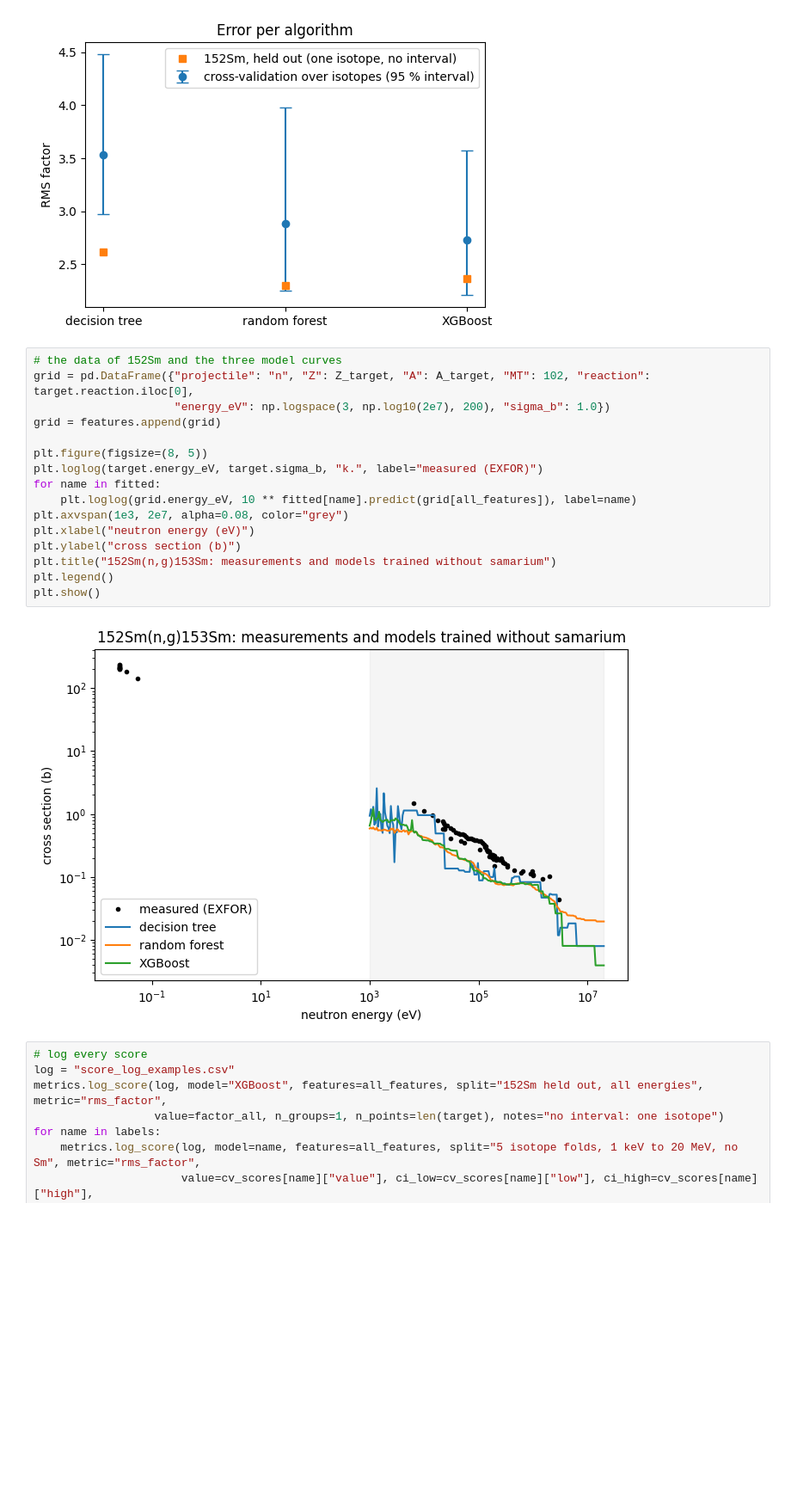
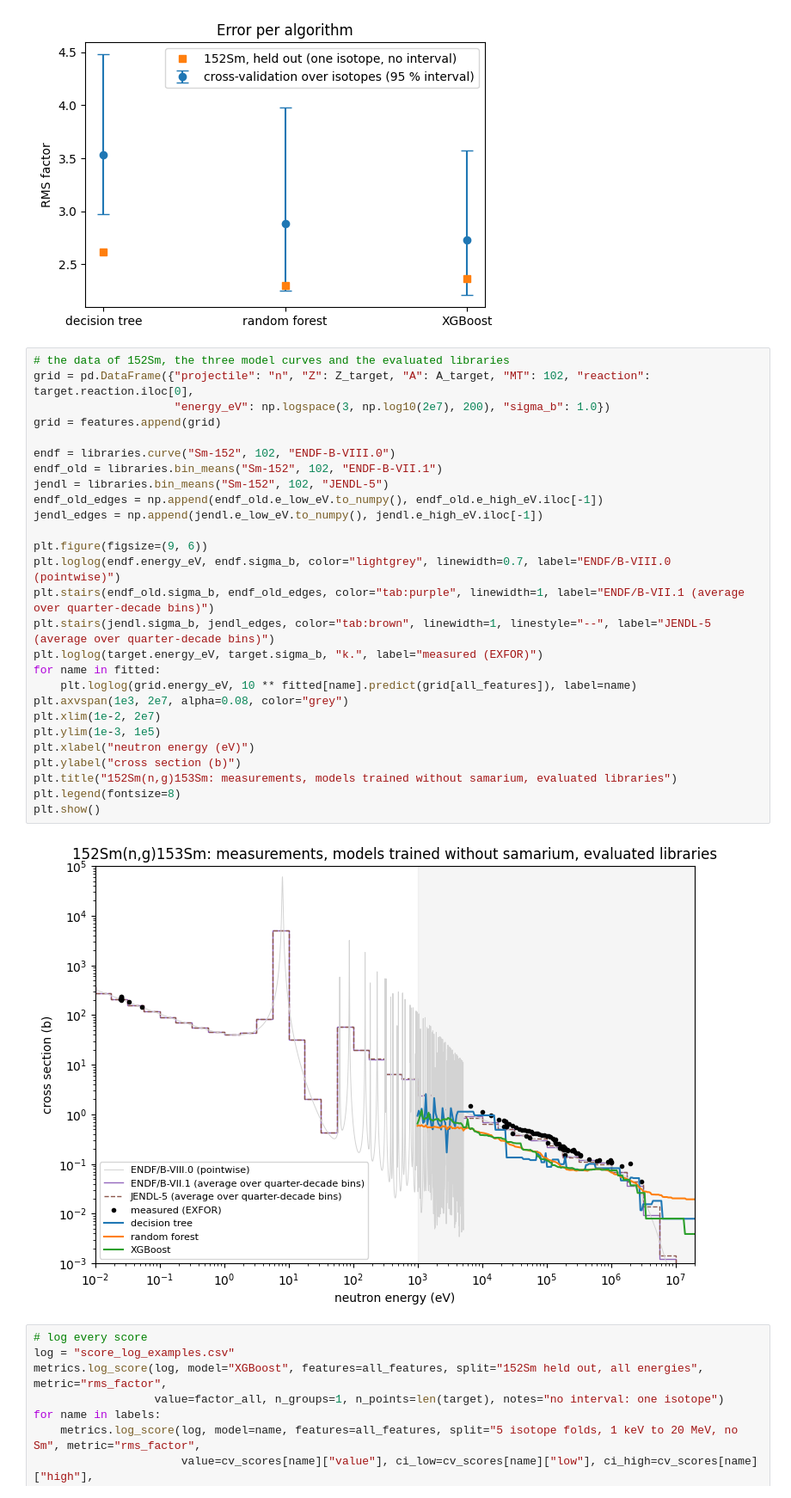
Before and after one commit to WHopkins-git/xsml, a Jupyter notebook: examples/medical_Sm152_ng.ipynb, the cells around one changed output. Shown at 86% size. Cells and saved outputs as stored; diff of their text form; blank space fills up the shorter version.

```diff
--- a/examples/medical_Sm152_ng.ipynb
+++ b/examples/medical_Sm152_ng.ipynb
@@ -144,23 +144,34 @@ plt.show()
 # %% [output]
 [figure]
 # %%
-# the data of 152Sm and the three model curves
+# the data of 152Sm, the three model curves and the evaluated libraries
 grid = pd.DataFrame({"projectile": "n", "Z": Z_target, "A": A_target, "MT": 102, "reaction": target.reaction.iloc[0],
                      "energy_eV": np.logspace(3, np.log10(2e7), 200), "sigma_b": 1.0})
 grid = features.append(grid)
 
-plt.figure(figsize=(8, 5))
+endf = libraries.curve("Sm-152", 102, "ENDF-B-VIII.0")
+endf_old = libraries.bin_means("Sm-152", 102, "ENDF-B-VII.1")
+jendl = libraries.bin_means("Sm-152", 102, "JENDL-5")
+endf_old_edges = np.append(endf_old.e_low_eV.to_numpy(), endf_old.e_high_eV.iloc[-1])
+jendl_edges = np.append(jendl.e_low_eV.to_numpy(), jendl.e_high_eV.iloc[-1])
+
+plt.figure(figsize=(9, 6))
+plt.loglog(endf.energy_eV, endf.sigma_b, color="lightgrey", linewidth=0.7, label="ENDF/B-VIII.0 (pointwise)")
+plt.stairs(endf_old.sigma_b, endf_old_edges, color="tab:purple", linewidth=1, label="ENDF/B-VII.1 (average over quarter-decade bins)")
+plt.stairs(jendl.sigma_b, jendl_edges, color="tab:brown", linewidth=1, linestyle="--", label="JENDL-5 (average over quarter-decade bins)")
 plt.loglog(target.energy_eV, target.sigma_b, "k.", label="measured (EXFOR)")
 for name in fitted:
     plt.loglog(grid.energy_eV, 10 ** fitted[name].predict(grid[all_features]), label=name)
 plt.axvspan(1e3, 2e7, alpha=0.08, color="grey")
+plt.xlim(1e-2, 2e7)
+plt.ylim(1e-3, 1e5)
 plt.xlabel("neutron energy (eV)")
 plt.ylabel("cross section (b)")
-plt.title("152Sm(n,g)153Sm: measurements and models trained without samarium")
-plt.legend()
+plt.title("152Sm(n,g)153Sm: measurements, models trained without samarium, evaluated libraries")
+plt.legend(fontsize=8)
 plt.show()
 # %% [output]
-[figure, old version]
+[figure, new version]
 # %%
 # log every score
 log = "score_log_examples.csv"
```
Also changed, not shown: parts of 1 cell of this notebook, 9 other files.
